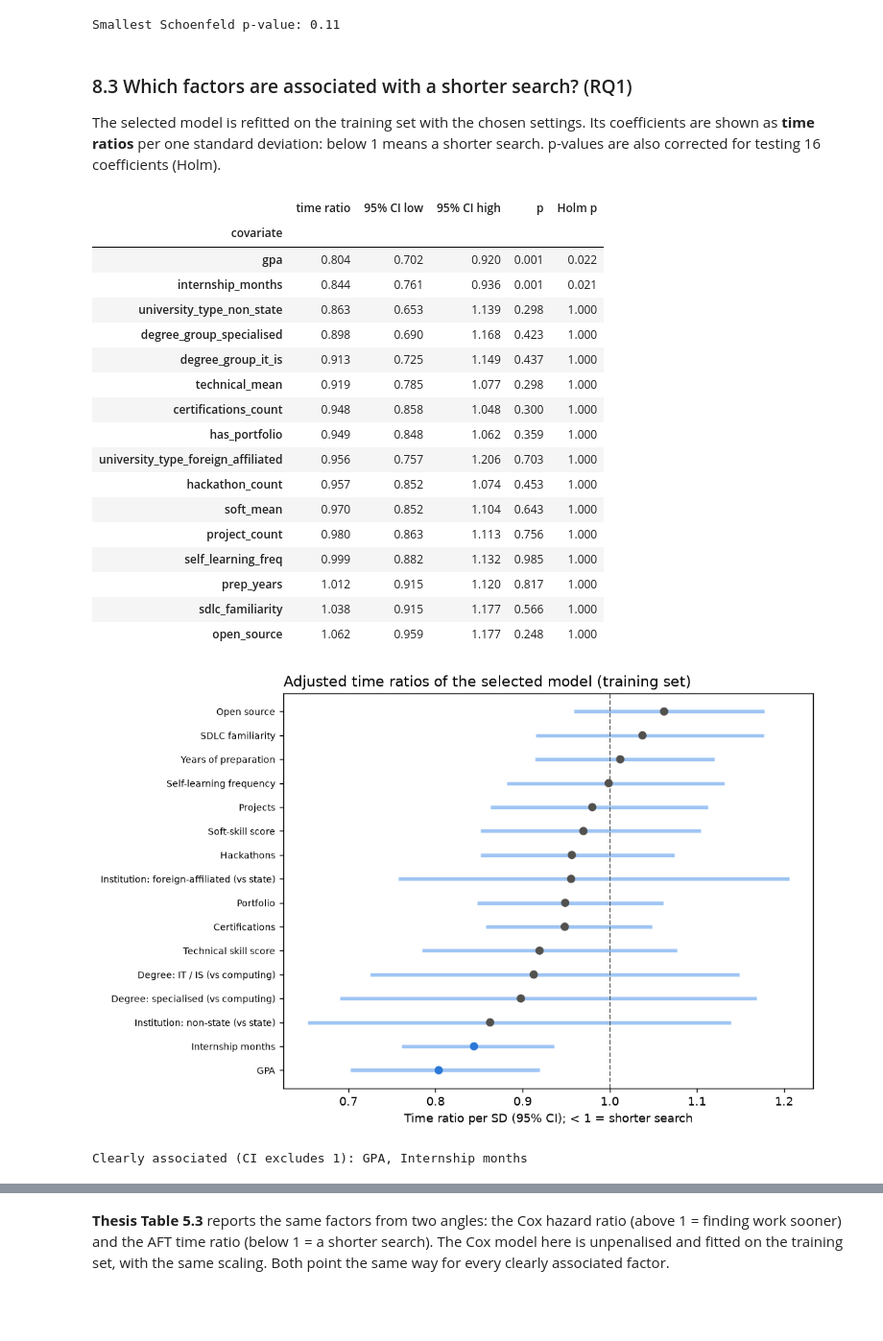
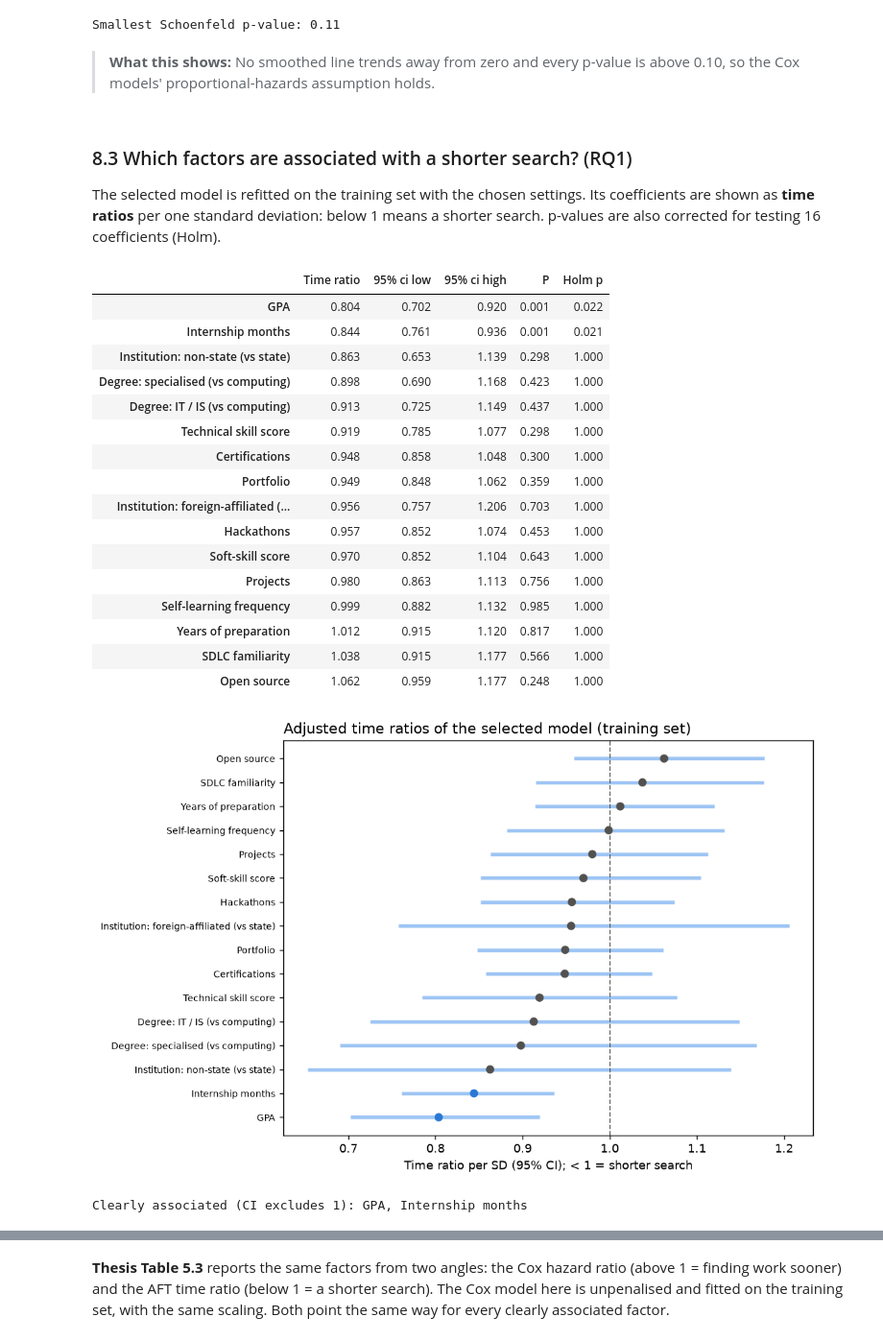
Before and after one commit to ShaznaSalman/final-research-employability-survival_COBSCCOMP24.2P019, a Jupyter notebook: notebooks/research_walkthrough.ipynb, the cells around one changed output, grey strips where cells are left out. Shown at 96% size. Cells and saved outputs as stored; diff of their text form; code cells hidden in the pictures; blank space fills up the shorter version.

```diff
--- a/notebooks/research_walkthrough.ipynb
+++ b/notebooks/research_walkthrough.ipynb
@@ -699,6 +828,8 @@ print("Smallest Schoenfeld p-value:", round(min(ev["schoenfeld_p"].values()), 3)
 # %% [output]
 [figure]
 Smallest Schoenfeld p-value: 0.11
+# %% [markdown]
+> **What this shows:** No smoothed line trends away from zero and every p-value is above 0.10, so the Cox models' proportional-hazards assumption holds.
 # %% [markdown]
 ### 8.3 Which factors are associated with a shorter search? (RQ1)
 
@@ -708,49 +839,48 @@ coefficients (Holm).
 # %%
 # ---- Fit the final model on the training set and extract time ratios --------------------------------------------
 final = evaluate.fit_final(train, selected, chosen_settings)
 coef = final["model"].coefficients.copy()            # AFT coefficients on log(time), per SD of each input
 
 ratios = pd.DataFrame({"time ratio": np.exp(coef["coef"]), "95% CI low": np.exp(coef["lower"]),
                        "95% CI high": np.exp(coef["upper"]), "p": coef["p"]})
 
 # Holm correction for the 16 coefficients
 order = ratios["p"].sort_values().index
 k = len(order)
 holm = np.minimum(1, np.maximum.accumulate(ratios.loc[order, "p"].to_numpy() * (k - np.arange(k))))
 ratios.loc[order, "Holm p"] = holm
 ratios = ratios.sort_values("time ratio")
-display(ratios.round(3))
+show_table(ratios.round(3))
 
 # ---- Forest plot of the time ratios -----------------------------------------------------------------------------
 fig, ax = plt.subplots(figsize=(8, 6))
 y = np.arange(len(ratios))
 clear = (ratios["95% CI high"] < 1) | (ratios["95% CI low"] > 1)
 ax.hlines(y, ratios["95% CI low"], ratios["95% CI high"], color="#9ec5f4", linewidth=3)
 ax.scatter(ratios["time ratio"], y, color=np.where(clear, "#2a78d6", "#52514e"), zorder=3)
 ax.axvline(1, color="#52514e", linestyle="--", linewidth=1)
 ax.set_yticks(y, [evaluation_figures.LABELS.get(f, f) for f in ratios.index], fontsize=8)   # readable names
 ax.set_xlabel("Time ratio per SD (95% CI); < 1 = shorter search")
 ax.set_title("Adjusted time ratios of the selected model (training set)", loc="left")
 show_fig(fig, width=760)
 print("Clearly associated (CI excludes 1):", ", ".join(evaluation_figures.LABELS.get(f, f) for f in ratios.index[clear]))
 # %% [output]
-|  | time ratio | 95% CI low | 95% CI high | p | Holm p |
-| covariate |  |  |  |  |  |
-| gpa | 0.804 | 0.702 | 0.920 | 0.001 | 0.022 |
-| internship_months | 0.844 | 0.761 | 0.936 | 0.001 | 0.021 |
-| university_type_non_state | 0.863 | 0.653 | 1.139 | 0.298 | 1.000 |
-| degree_group_specialised | 0.898 | 0.690 | 1.168 | 0.423 | 1.000 |
-| degree_group_it_is | 0.913 | 0.725 | 1.149 | 0.437 | 1.000 |
-| technical_mean | 0.919 | 0.785 | 1.077 | 0.298 | 1.000 |
-| certifications_count | 0.948 | 0.858 | 1.048 | 0.300 | 1.000 |
-| has_portfolio | 0.949 | 0.848 | 1.062 | 0.359 | 1.000 |
-| university_type_foreign_affiliated | 0.956 | 0.757 | 1.206 | 0.703 | 1.000 |
-| hackathon_count | 0.957 | 0.852 | 1.074 | 0.453 | 1.000 |
-| soft_mean | 0.970 | 0.852 | 1.104 | 0.643 | 1.000 |
-| project_count | 0.980 | 0.863 | 1.113 | 0.756 | 1.000 |
-| self_learning_freq | 0.999 | 0.882 | 1.132 | 0.985 | 1.000 |
-| prep_years | 1.012 | 0.915 | 1.120 | 0.817 | 1.000 |
-| sdlc_familiarity | 1.038 | 0.915 | 1.177 | 0.566 | 1.000 |
-| open_source | 1.062 | 0.959 | 1.177 | 0.248 | 1.000 |
+|  | Time ratio | 95% ci low | 95% ci high | P | Holm p |
+| GPA | 0.804 | 0.702 | 0.920 | 0.001 | 0.022 |
+| Internship months | 0.844 | 0.761 | 0.936 | 0.001 | 0.021 |
+| Institution: non-state (vs state) | 0.863 | 0.653 | 1.139 | 0.298 | 1.000 |
+| Degree: specialised (vs computing) | 0.898 | 0.690 | 1.168 | 0.423 | 1.000 |
+| Degree: IT / IS (vs computing) | 0.913 | 0.725 | 1.149 | 0.437 | 1.000 |
+| Technical skill score | 0.919 | 0.785 | 1.077 | 0.298 | 1.000 |
+| Certifications | 0.948 | 0.858 | 1.048 | 0.300 | 1.000 |
+| Portfolio | 0.949 | 0.848 | 1.062 | 0.359 | 1.000 |
+| Institution: foreign-affiliated (... | 0.956 | 0.757 | 1.206 | 0.703 | 1.000 |
+| Hackathons | 0.957 | 0.852 | 1.074 | 0.453 | 1.000 |
+| Soft-skill score | 0.970 | 0.852 | 1.104 | 0.643 | 1.000 |
+| Projects | 0.980 | 0.863 | 1.113 | 0.756 | 1.000 |
+| Self-learning frequency | 0.999 | 0.882 | 1.132 | 0.985 | 1.000 |
+| Years of preparation | 1.012 | 0.915 | 1.120 | 0.817 | 1.000 |
+| SDLC familiarity | 1.038 | 0.915 | 1.177 | 0.566 | 1.000 |
+| Open source | 1.062 | 0.959 | 1.177 | 0.248 | 1.000 |
 [figure]
 Clearly associated (CI excludes 1): GPA, Internship months
```
Also changed, not shown: parts of 85 cells of this notebook, 2 other files.
